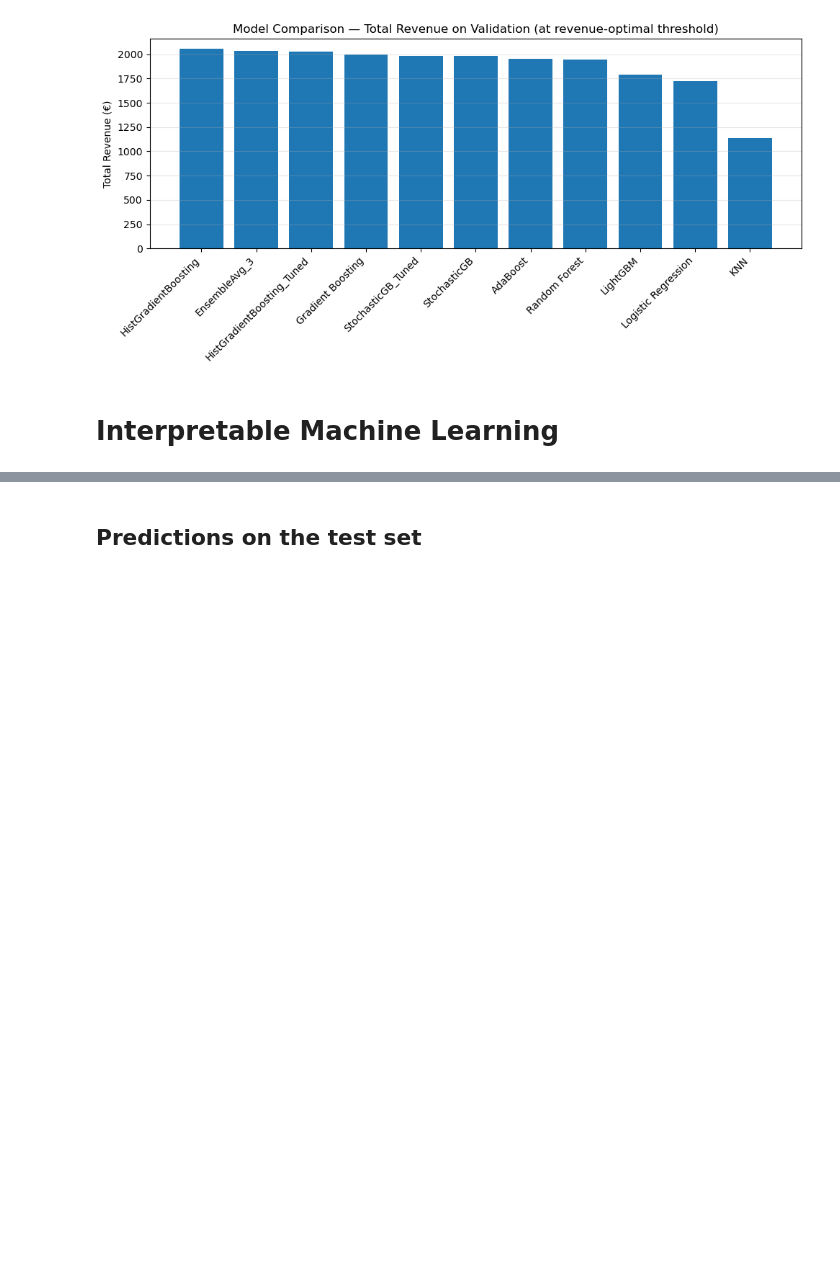
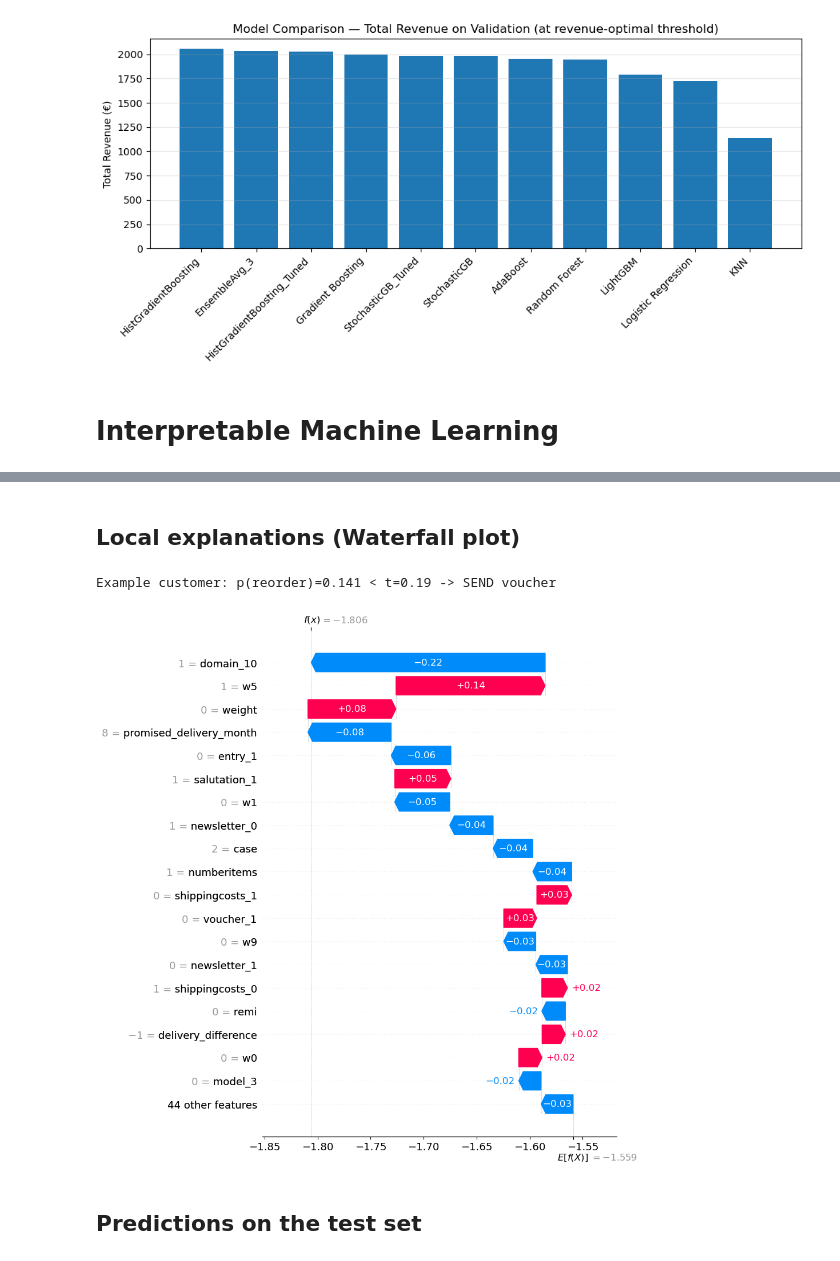
Before and after one commit to ungeralexan/ml_assignment, a Jupyter notebook: stand_safe_06_01/project.ipynb, the cells around one changed output, grey strips where cells are left out. Cells and saved outputs as stored; diff of their text form; code cells hidden in the pictures; blank space fills up the shorter version.

```diff
--- a/stand_safe_06_01/project.ipynb
+++ b/stand_safe_06_01/project.ipynb
@@ -2177,3 +2125,39 @@ Example SEND: p(reorder)= 0.152 < t=0.19 -> send voucher
+# %% [markdown]
+## Local explanations (Waterfall plot)
+# %%
+# Use your learned threshold for this model from results
+# Find it in results list:
+t_star = None
+for r in results:
+    if r["model_name"] == model_name:
+        t_star = r["best_threshold"]
+        break
+if t_star is None:
+    t_star = 0.20  # fallback if not found
+
+p_all = model_explain.predict_proba(X_val_df)[:, 1]
+send_mask = p_all < t_star
+
+idx_send = X_val_df.index[np.where(send_mask)[0][0]]
+x1 = X_val_df.loc[[idx_send]]
+
+p1 = model_explain.predict_proba(x1)[:, 1][0]
+print(f"Example customer: p(reorder)={p1:.3f} < t={t_star:.2f} -> SEND voucher")
+
+sv1 = explainer.shap_values(x1)
+if isinstance(sv1, list):
+    sv1 = sv1[1]
+sv1 = np.array(sv1).reshape(-1)
+
+base = explainer.expected_value
+if isinstance(base, (list, np.ndarray)):
+    base = base[1] if len(base) > 1 else base[0]
+
+exp = shap.Explanation(values=sv1, base_values=base, data=x1.iloc[0], feature_names=x1.columns)
+shap.plots.waterfall(exp, max_display=20)
+# %% [output]
+Example customer: p(reorder)=0.141 < t=0.19 -> SEND voucher
+[figure, added]
 # %% [markdown]
 ## Predictions on the test set
 # %%
```
Also changed, not shown: parts of 28 cells of this notebook.
